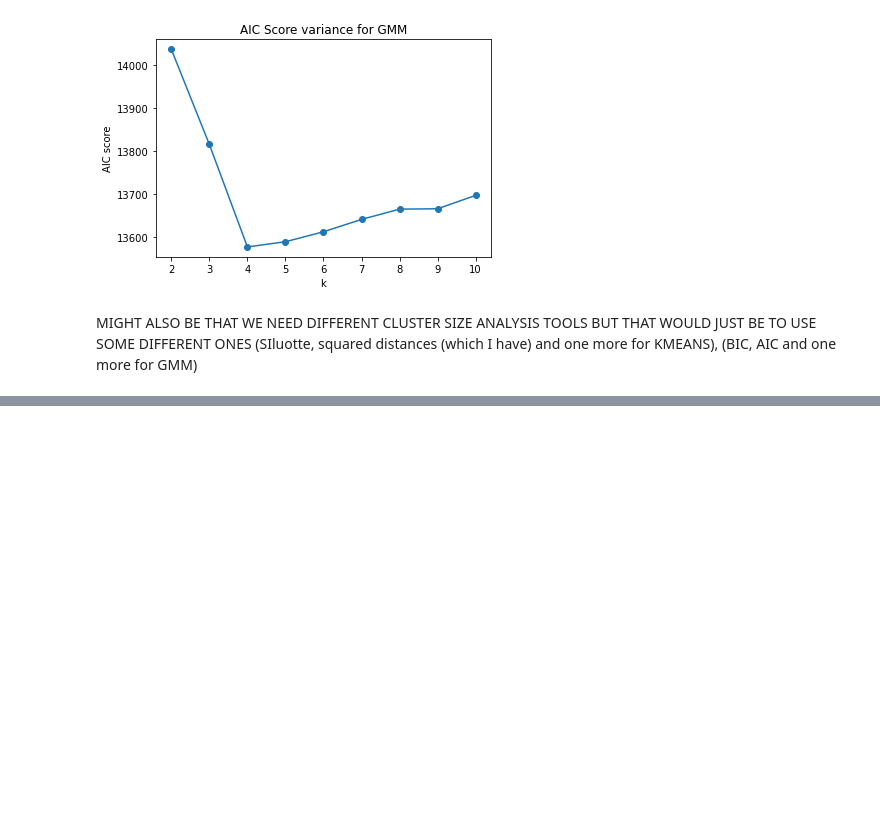
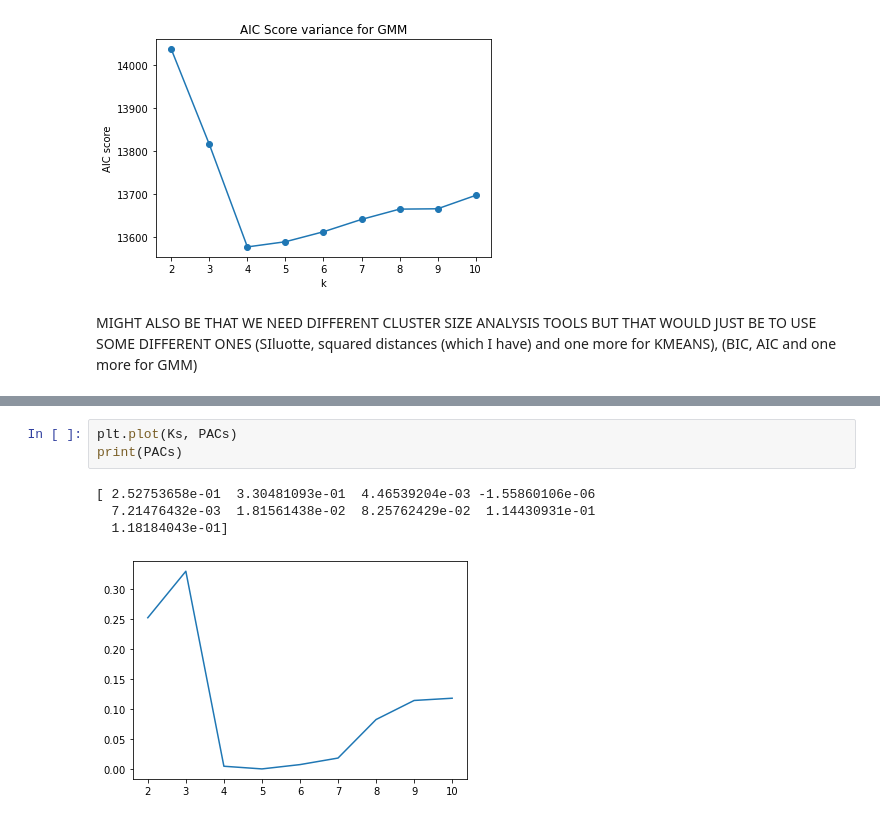
Before and after one commit to antonsandberg/Big-Data, a Jupyter notebook: Project2.ipynb, the cells around one changed output, grey strips where cells are left out. Saved outputs shown, nothing was run; the diff lists cells and outputs as text; blank space fills up the shorter version.

```diff
--- a/Project2.ipynb
+++ b/Project2.ipynb
@@ -483,0 +616,8 @@ MIGHT ALSO BE THAT WE NEED DIFFERENT CLUSTER SIZE ANALYSIS TOOLS BUT THAT WOULD
+# %%
+plt.plot(Ks, PACs)
+print(PACs)
+# %% [output]
+[ 2.52753658e-01  3.30481093e-01  4.46539204e-03 -1.55860106e-06
+  7.21476432e-03  1.81561438e-02  8.25762429e-02  1.14430931e-01
+  1.18184043e-01]
+[figure, added]
```
Also changed, not shown: parts of 7 cells of this notebook.
